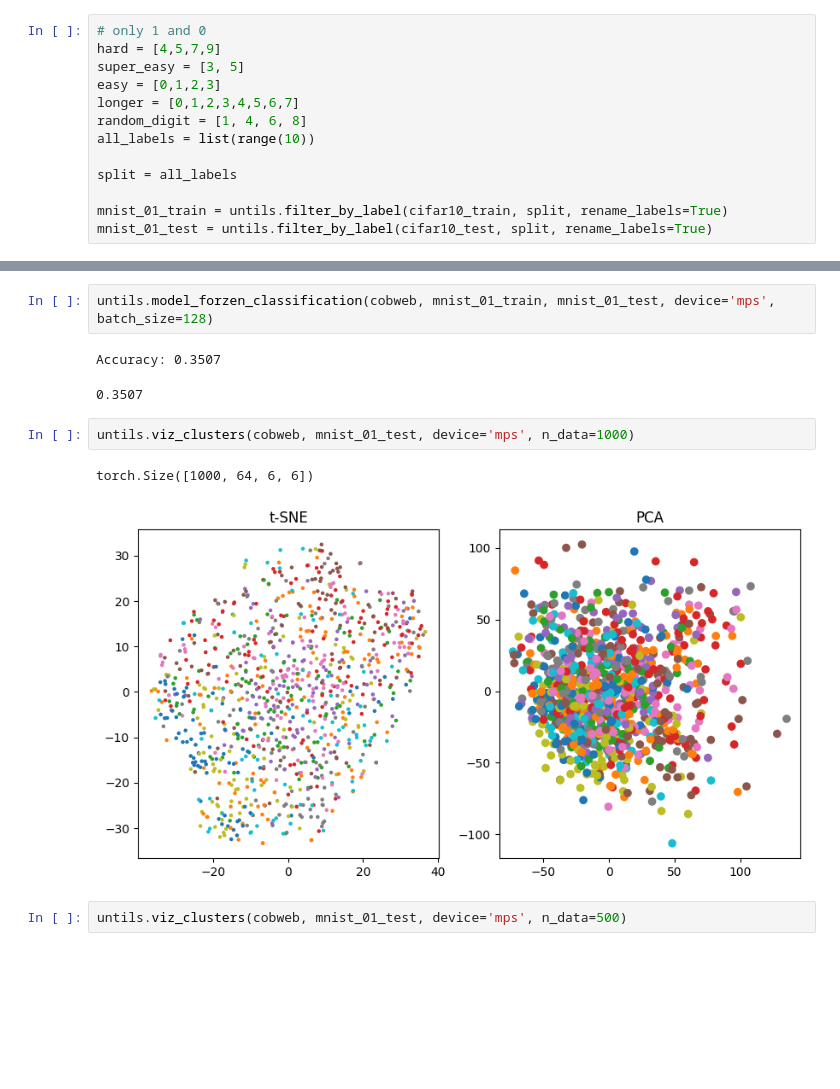
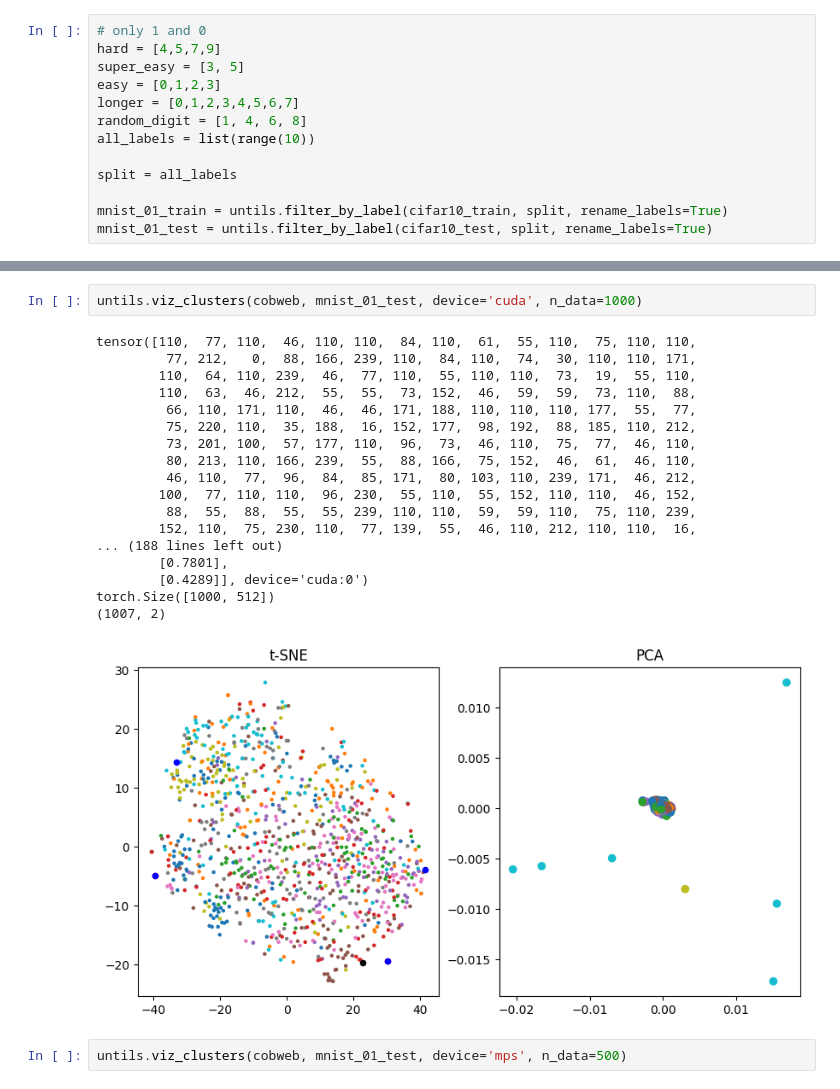
Before and after one commit to Teachable-AI-Lab/unsupervised-prototypes, a Jupyter notebook: cobwebNN-gen.ipynb, the cells around one changed output, grey strips where cells are left out. Drawn from its saved outputs; the diff is of its cells as text; blank space fills up the shorter version.

```diff
--- a/cobwebNN-gen.ipynb
+++ b/cobwebNN-gen.ipynb
@@ -313,13 +371,24 @@ untils.viz_prototypes(cobweb, shape=image_shape, conved_shape=(cobweb.out_channe
 # %%
-untils.model_forzen_classification(cobweb, mnist_01_train, mnist_01_test, device='mps', batch_size=128)
+untils.viz_clusters(cobweb, mnist_01_test, device='cuda', n_data=1000)
 # %% [output]
-Accuracy: 0.3507
+tensor([110,  77, 110,  46, 110, 110,  84, 110,  61,  55, 110,  75, 110, 110,
+         77, 212,   0,  88, 166, 239, 110,  84, 110,  74,  30, 110, 110, 171,
+        110,  64, 110, 239,  46,  77, 110,  55, 110, 110,  73,  19,  55, 110,
+        110,  63,  46, 212,  55,  55,  73, 152,  46,  59,  59,  73, 110,  88,
+         66, 110, 171, 110,  46,  46, 171, 188, 110, 110, 110, 177,  55,  77,
+         75, 220, 110,  35, 188,  16, 152, 177,  98, 192,  88, 185, 110, 212,
+         73, 201, 100,  57, 177, 110,  96,  73,  46, 110,  75,  77,  46, 110,
+         80, 213, 110, 166, 239,  55,  88, 166,  75, 152,  46,  61,  46, 110,
+         46, 110,  77,  96,  84,  85, 171,  80, 103, 110, 239, 171,  46, 212,
+        100,  77, 110, 110,  96, 230,  55, 110,  55, 152, 110, 110,  46, 152,
+         88,  55,  88,  55,  55, 239, 110, 110,  59,  59, 110,  75, 110, 239,
+        152, 110,  75, 230, 110,  77, 139,  55,  46, 110, 212, 110, 110,  16,
+... (188 lines left out)
+        [0.7801],
+        [0.4289]], device='cuda:0')
+torch.Size([1000, 512])
+(1007, 2)
-0.3507
+[figure, added]
-# %%
-untils.viz_clusters(cobweb, mnist_01_test, device='mps', n_data=1000)
-# %% [output]
-torch.Size([1000, 64, 6, 6])
-[figure, removed]
 # %%
 untils.viz_clusters(cobweb, mnist_01_test, device='mps', n_data=500)
 # %% [output]
```
Also changed, not shown: parts of 21 cells of this notebook, 20 other files.
